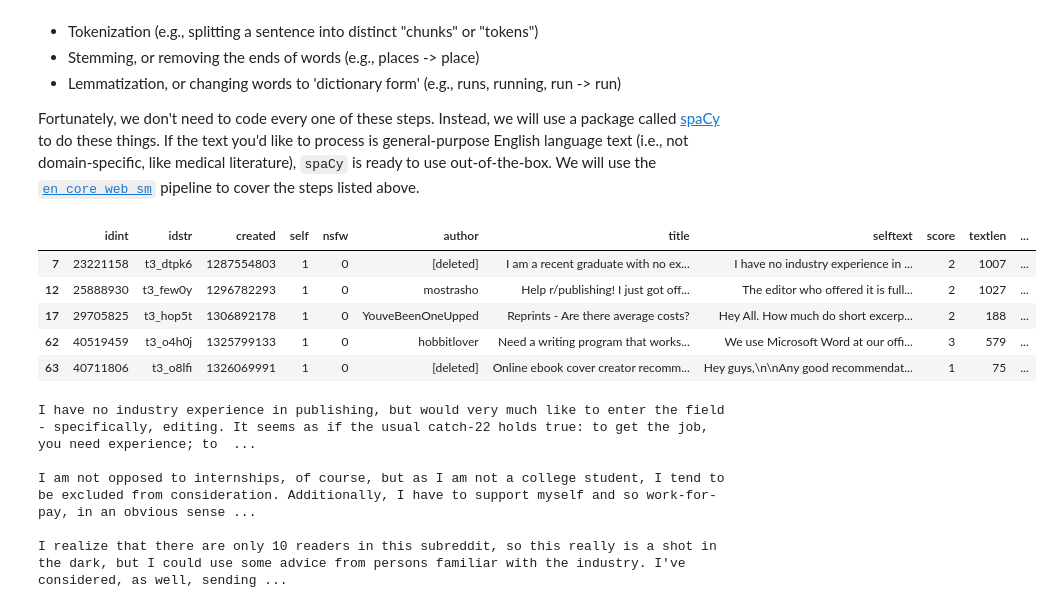
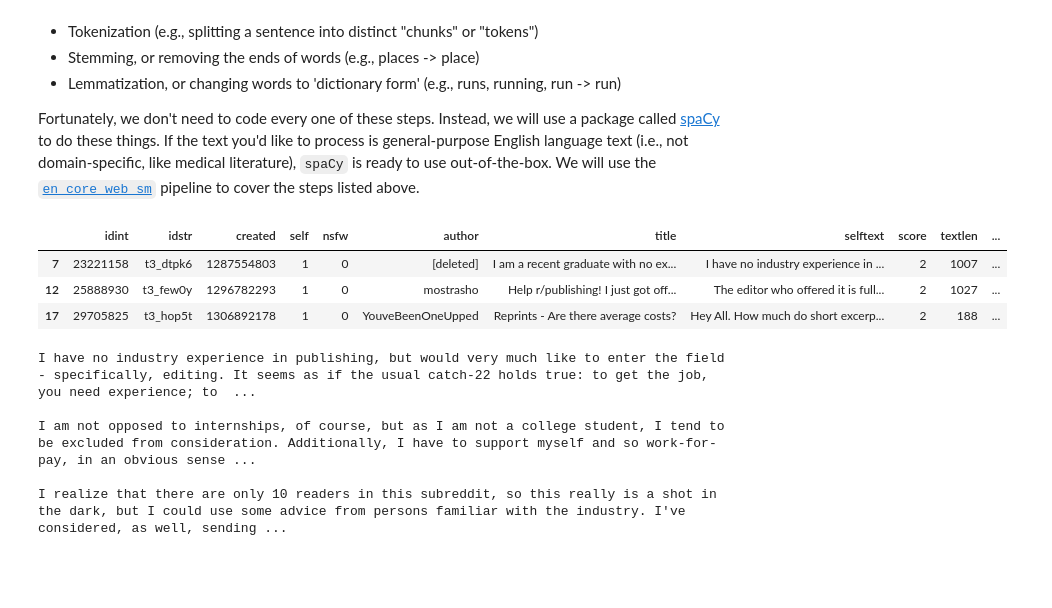
Before and after one commit to meiqingli/dssj_summer2022, a Jupyter notebook: dssj_publishing.ipynb, the cells around one changed output. Cells and saved outputs as stored; diff of their text form; code cells hidden in the pictures; blank space fills up the shorter version.

```diff
--- a/dssj_publishing.ipynb
+++ b/dssj_publishing.ipynb
@@ -244,14 +242,12 @@ Text data collected in the real world is always going to be variable, which pose
 
 Fortunately, we don't need to code every one of these steps. Instead, we will use a package called [spaCy](https://spacy.io/) to do these things. If the text you'd like to process is general-purpose English language text (i.e., not domain-specific, like medical literature), `spaCy` is ready to use out-of-the-box. We will use the [`en_core_web_sm`](https://spacy.io/models/en/#en_core_web_sm) pipeline to cover the steps listed above.
 # %%
-df_posts_noBlanks.head()
+df_posts_noBlanks.head(3)
 # %% [output]
 |  | idint | idstr | created | self | nsfw | author | title | selftext | score | textlen | ... |
 | 7 | 23221158 | t3_dtpk6 | 1287554803 | 1 | 0 | [deleted] | I am a recent graduate with no ex... | I have no industry experience in ... | 2 | 1007 | ... |
 | 12 | 25888930 | t3_few0y | 1296782293 | 1 | 0 | mostrasho | Help r/publishing! I just got off... | The editor who offered it is full... | 2 | 1027 | ... |
 | 17 | 29705825 | t3_hop5t | 1306892178 | 1 | 0 | YouveBeenOneUpped | Reprints - Are there average costs? | Hey All. How much do short excerp... | 2 | 188 | ... |
-| 62 | 40519459 | t3_o4h0j | 1325799133 | 1 | 0 | hobbitlover | Need a writing program that works... | We use Microsoft Word at our offi... | 3 | 579 | ... |
-| 63 | 40711806 | t3_o8lfi | 1326069991 | 1 | 0 | [deleted] | Online ebook cover creator recomm... | Hey guys,\n\nAny good recommendat... | 1 | 75 | ... |
 # %%
 # Imports spaCy
 import spacy
```
Also changed, not shown: parts of 68 cells of this notebook.
